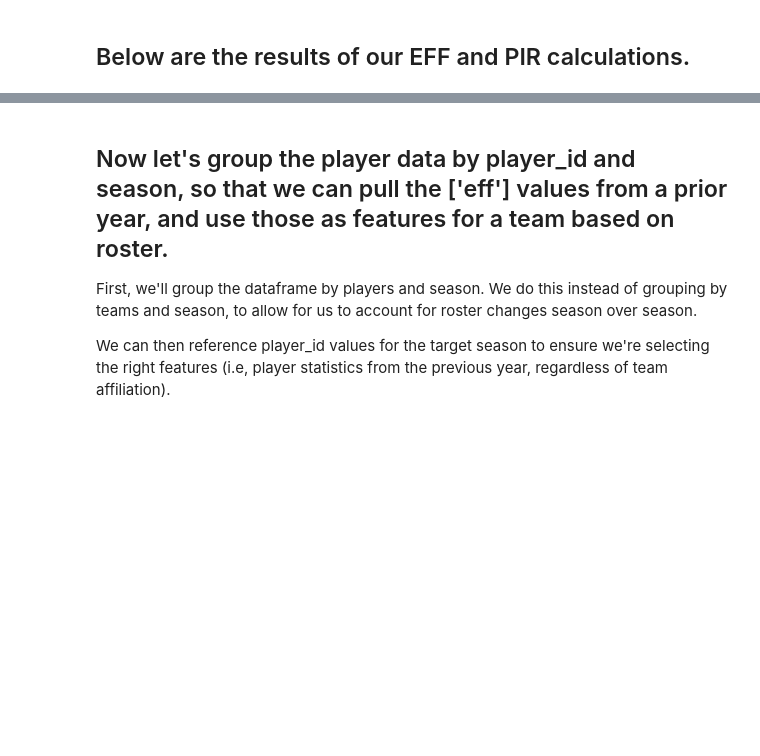
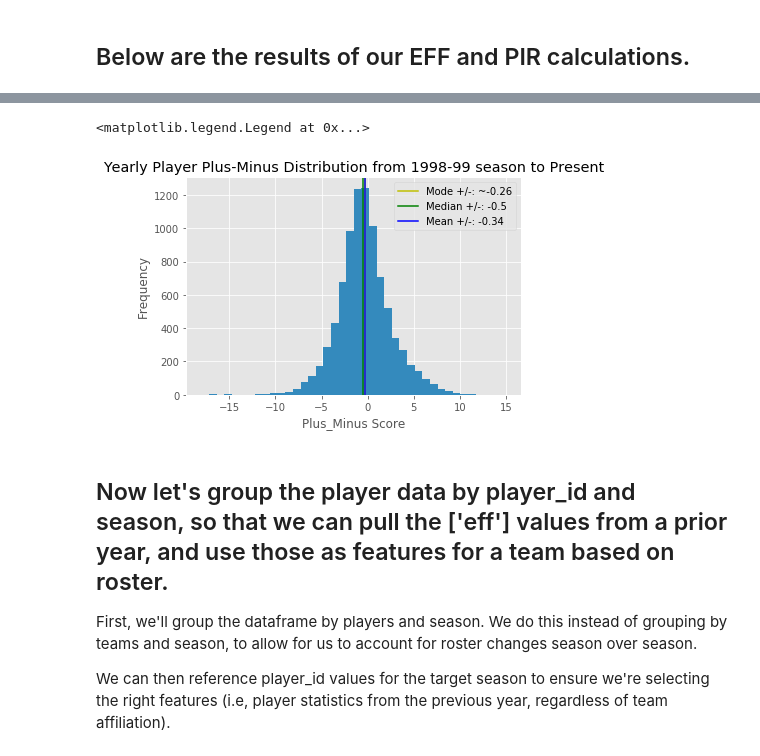
Before and after one commit to jangelchik/basketball_efficiency, a Jupyter notebook: data_and_plots.ipynb, the cells around one changed output, grey strips where cells are left out. Saved outputs shown, nothing was run; the diff lists cells and outputs as text; code cells hidden in the pictures; blank space fills up the shorter version.

```diff
--- a/data_and_plots.ipynb
+++ b/data_and_plots.ipynb
@@ -176,3 +203,32 @@ ax.legend()
+# %%
+#Calculate all +/- averages and plot histogram to inform distribution
+
+mean_pm = round(np.mean(df_nba['+/-']),2)
+median_pm = round(np.median(df_nba['+/-']),2)
+
+fig, ax = plt. subplots()
+
+# ax.hist(df_nba['eff'], bins = 40)
+ax.set_title('Yearly Player Plus-Minus Distribution from 1998-99 season to Present')
+
+# Index to highest frequency bin
+counts, bins = ax.hist(df_nba['+/-'], bins = 40)[0],ax.hist(df_nba['+/-'], bins = 40)[1]
+
+idx_max = np.argmax(counts)
+upper = bins[idx_max+1]
+lower = bins[idx_max]
+mode_pm = round(np.mean([upper,lower]),2)
+
+ax.axvline(mode_pm, color = 'y', label = f'Mode +/-: ~{mode_pm}')
+ax.axvline(median_pm, color = 'g', label = f'Median +/-: {median_pm}')
+ax.axvline(mean_pm, color = 'b', label = f'Mean +/-: {mean_pm}')
+
+ax.set_ylabel('Frequency')
+ax.set_xlabel('Plus_Minus Score')
+ax.legend()
+# %% [output]
+<matplotlib.legend.Legend at 0x...>
+[figure, added]
 # %% [markdown]
 ## Now let's group the player data by player_id and season, so that we can pull the ['eff'] values from a prior year, and use those as features for a team based on roster.
 
```
Also changed, not shown: parts of 35 cells of this notebook, 1 other file.
